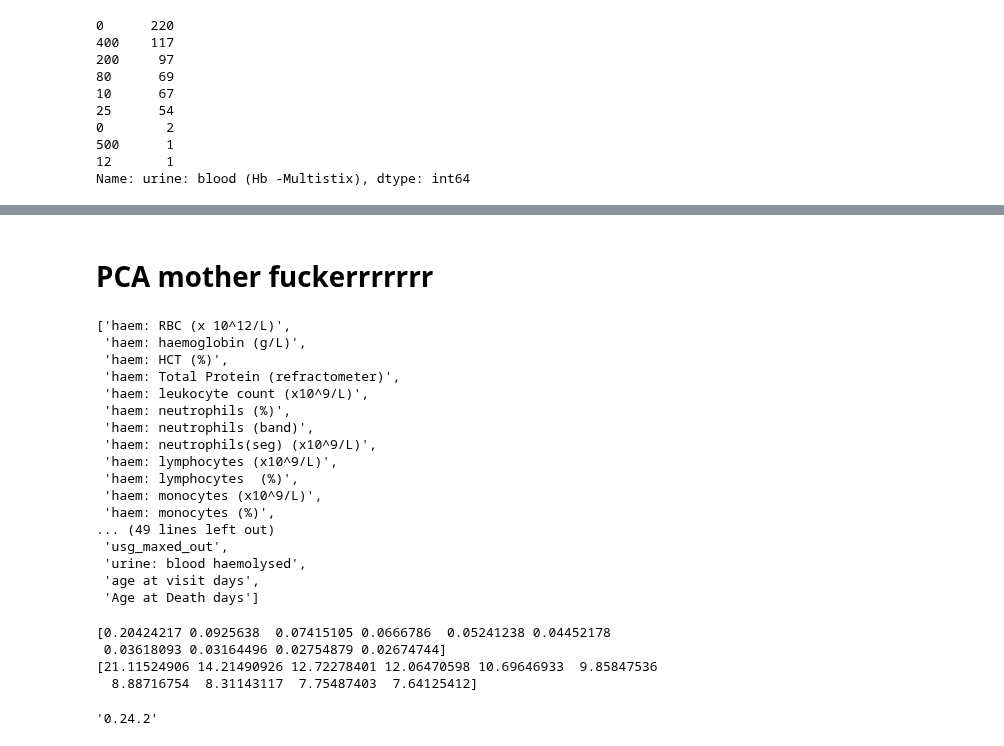
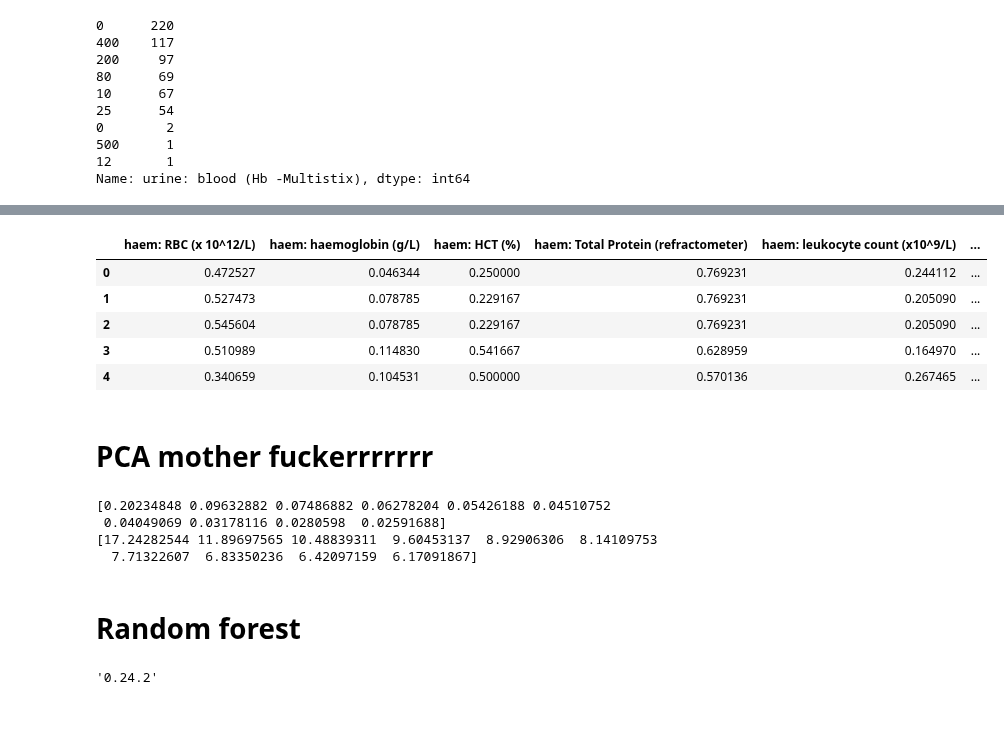
Before and after one commit to ruthpearson/CatHack, a Jupyter notebook: big_cats/GROUP_imputation.ipynb, the cells around one changed output, grey strips where cells are left out. Saved outputs shown, nothing was run; the diff lists cells and outputs as text; code cells hidden in the pictures; blank space fills up the shorter version.

```diff
--- a/big_cats/GROUP_imputation.ipynb
+++ b/big_cats/GROUP_imputation.ipynb
@@ -499,25 +558,14 @@ Name: urine: blood (Hb -Multistix), dtype: int64
+# %%
+# see what happens when we impute - decide not to impute at this stage
+cat_imputed = imputer.transform(cat_data[cols_we_want].values)
+df = pd.DataFrame(data=cat_imputed, columns=cols_we_want)
+df
+# %% [output]
+|  | haem: RBC (x 10^12/L) | haem: haemoglobin (g/L) | haem: HCT (%) | haem: Total Protein (refractometer) | haem: leukocyte count (x10^9/L) | ... |
+| 0 | 0.472527 | 0.046344 | 0.250000 | 0.769231 | 0.244112 | ... |
+| 1 | 0.527473 | 0.078785 | 0.229167 | 0.769231 | 0.205090 | ... |
+| 2 | 0.545604 | 0.078785 | 0.229167 | 0.769231 | 0.205090 | ... |
+| 3 | 0.510989 | 0.114830 | 0.541667 | 0.628959 | 0.164970 | ... |
+| 4 | 0.340659 | 0.104531 | 0.500000 | 0.570136 | 0.267465 | ... |
 # %% [markdown]
 # PCA mother fuckerrrrrrr
-# %%
-cols_we_want = list(data_scaled.select_dtypes(include=['float', 'int']).columns)
-cols_we_want.remove('num visits')
-cols_we_want.remove('num key features missing')
-cols_we_want
-# %% [output]
-['haem: RBC (x 10^12/L)',
- 'haem: haemoglobin (g/L)',
- 'haem: HCT (%)',
- 'haem: Total Protein (refractometer)',
- 'haem: leukocyte count (x10^9/L)',
- 'haem: neutrophils (%)',
- 'haem: neutrophils (band)',
- 'haem: neutrophils(seg) (x10^9/L)',
- 'haem: lymphocytes (x10^9/L)',
- 'haem: lymphocytes  (%)',
- 'haem: monocytes (x10^9/L)',
- 'haem: monocytes (%)',
-... (49 lines left out)
- 'usg_maxed_out',
- 'urine: blood haemolysed',
- 'age at visit days',
- 'Age at Death days']
@@ -524,24 +578,23 @@ cols_we_want
 # %%
 from sklearn.decomposition import PCA
-X = data_scaled.loc[:, cols_we_want].values
-
-
 from sklearn.impute import KNNImputer
 imputer = KNNImputer(n_neighbors=2)
-X = imputer.fit_transform(X)
+X_train = imputer.fit_transform(X_train)
 
 
 
 pca = PCA(n_components=10)
-pca.fit(X)
+pca.fit(X_train)
 PCA(n_components=2)
 print(pca.explained_variance_ratio_)
 print(pca.singular_values_)
 # %% [output]
-[0.20424217 0.0925638  0.07415105 0.0666786  0.05241238 0.04452178
- 0.03618093 0.03164496 0.02754879 0.02674744]
-[21.11524906 14.21490926 12.72278401 12.06470598 10.69646933  9.85847536
-  8.88716754  8.31143117  7.75487403  7.64125412]
+[0.20234848 0.09632882 0.07486882 0.06278204 0.05426188 0.04510752
+ 0.04049069 0.03178116 0.0280598  0.02591688]
+[17.24282544 11.89697565 10.48839311  9.60453137  8.92906306  8.14109753
+  7.71322607  6.83350236  6.42097159  6.17091867]
+# %% [markdown]
+# Random forest
 # %%
 import sklearn
 sklearn.__version__
```
Also changed, not shown: parts of 11 cells of this notebook.
